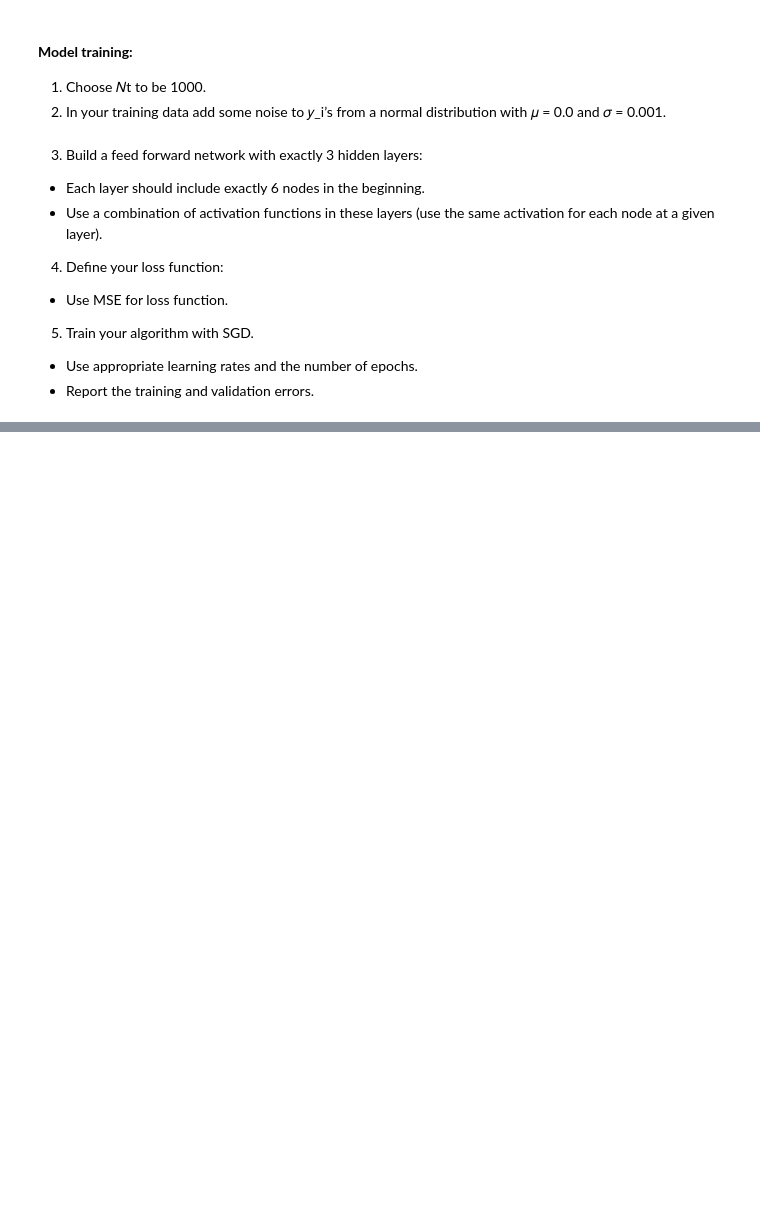
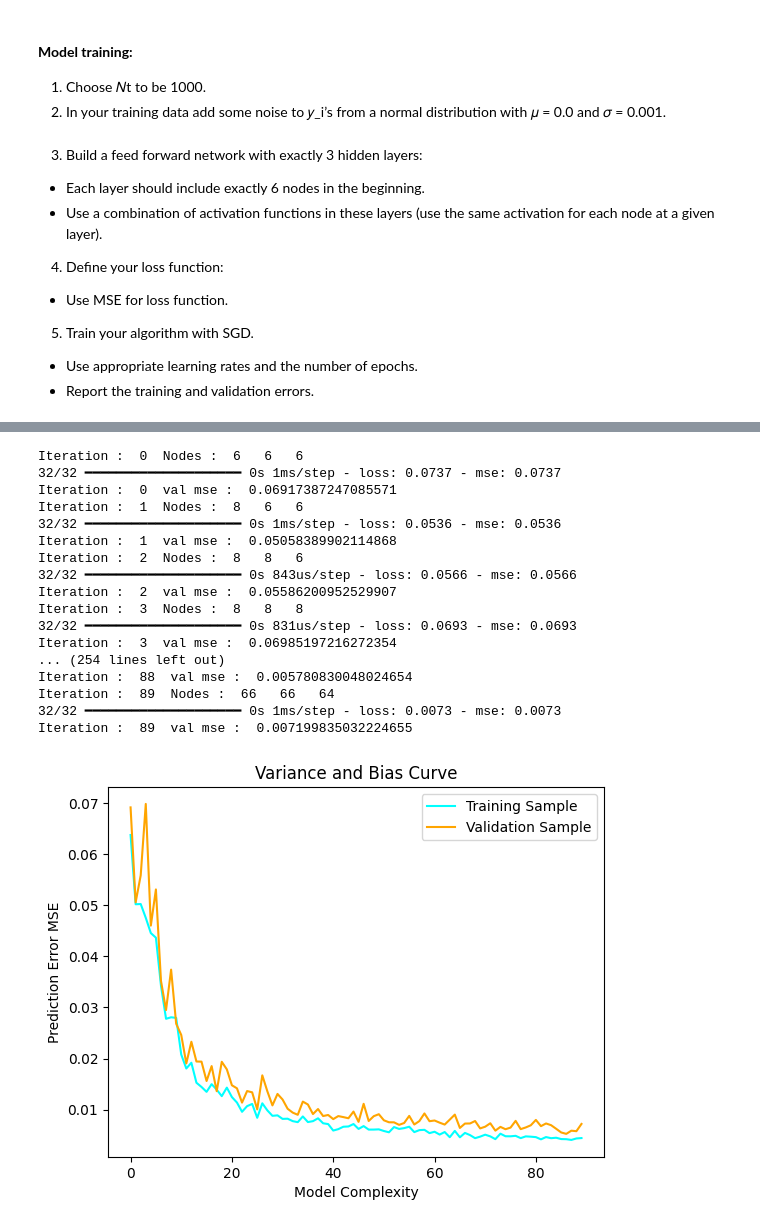
Before and after one commit to Berkin99/DeepLearning, a Jupyter notebook: Homework1/src/homework1.ipynb, the cells around one changed output, grey strips where cells are left out. Drawn from its saved outputs; the diff is of its cells as text; code cells hidden in the pictures; blank space fills up the shorter version.

```diff
--- a/Homework1/src/homework1.ipynb
+++ b/Homework1/src/homework1.ipynb
@@ -139,0 +199,76 @@ Epoch 100/100
+# %%
+# Settings
+learningRate = 0.09
+epochs = 500
+layerActivation = ['relu', 'relu', 'sigmoid']
+layerNodes = [6, 6, 6]
+
+# Initialize variables to store results
+trainMseList = []
+valMseList = []
+iteration = 0
+maxIterations = 90 # Total iterations
+
+# Iterate through hidden layers
+while iteration < maxIterations:
+    for n in range(3):
+        print("Iteration : ", iteration, " Nodes : ", layerNodes[0], " ", layerNodes[1], " ", layerNodes[2])
+
+        model = Sequential()
+        model.add(Dense(layerNodes[0], input_shape=(8,), activation=layerActivation[0]))
+        model.add(Dense(layerNodes[1], activation=layerActivation[1]))
+        model.add(Dense(layerNodes[2], activation=layerActivation[2]))
+        model.add(Dense(6, activation='linear'))  # Output layer
+
+        # Compile model with fixed learning rate
+        sgd = SGD(learning_rate=learningRate)
+        model.compile(optimizer=sgd, loss='mse', metrics=['mse'])
+
+        # Train model and capture training/validation MSE
+        history = model.fit(
+            np.array(xt),
+            np.array(yt),
+            validation_data=(np.array(xv), np.array(yv)),
+            epochs=epochs,  # Set a reasonable number of epochs for observing bias-variance trend
+            batch_size=16,
+            verbose=0
+        )
+
+        # Record the final training and validation MSE
+        loss, accuracy = model.evaluate(np.array(xv), np.array(yv))
+        trainMseList.append(history.history['mse'][-1])
+        valMseList.append(loss)
+
+        print("Iteration : ", iteration, " val mse : ", valMseList[iteration])
+
+        layerNodes[n] += 2 # Add nodes to layer
+        iteration += 1
+        if(iteration >= maxIterations): break
+
+# Plotting results for each configuration
+plt.plot(trainMseList, label='Training Sample', color='cyan')
+plt.plot(valMseList, label='Validation Sample', color='orange')
+plt.title("Variance and Bias Curve")
+plt.xlabel('Model Complexity')
+plt.ylabel('Prediction Error MSE')
+plt.legend()
+plt.show()
+# %% [output]
+Iteration :  0  Nodes :  6   6   6
+32/32 ━━━━━━━━━━━━━━━━━━━━ 0s 1ms/step - loss: 0.0737 - mse: 0.0737
+Iteration :  0  val mse :  0.06917387247085571
+Iteration :  1  Nodes :  8   6   6
+32/32 ━━━━━━━━━━━━━━━━━━━━ 0s 1ms/step - loss: 0.0536 - mse: 0.0536
+Iteration :  1  val mse :  0.05058389902114868
+Iteration :  2  Nodes :  8   8   6
+32/32 ━━━━━━━━━━━━━━━━━━━━ 0s 843us/step - loss: 0.0566 - mse: 0.0566
+Iteration :  2  val mse :  0.05586200952529907
+Iteration :  3  Nodes :  8   8   8
+32/32 ━━━━━━━━━━━━━━━━━━━━ 0s 831us/step - loss: 0.0693 - mse: 0.0693
+Iteration :  3  val mse :  0.06985197216272354
+... (254 lines left out)
+Iteration :  88  val mse :  0.005780830048024654
+Iteration :  89  Nodes :  66   66   64
+32/32 ━━━━━━━━━━━━━━━━━━━━ 0s 1ms/step - loss: 0.0073 - mse: 0.0073
+Iteration :  89  val mse :  0.007199835032224655
+[figure, added]
```
Also changed, not shown: parts of 5 cells of this notebook, 1 other file.
